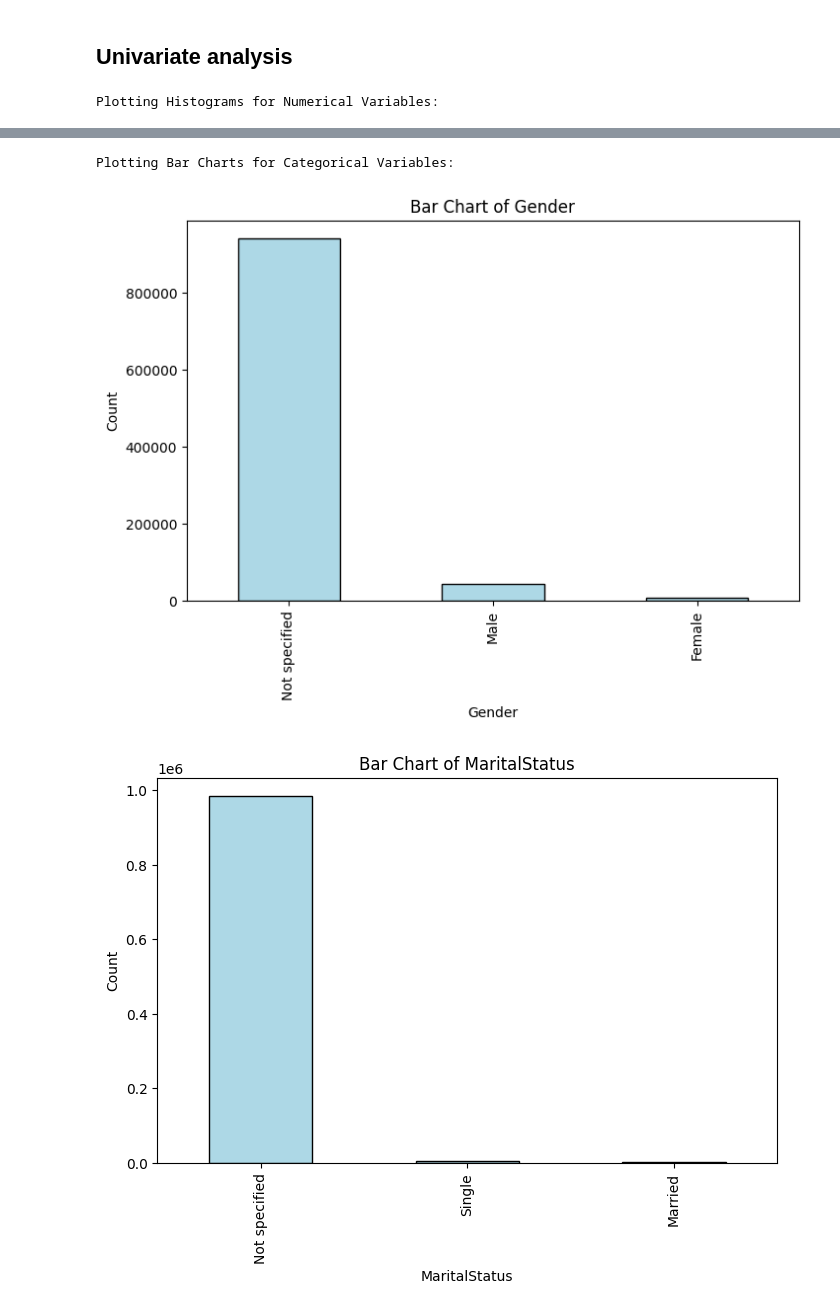
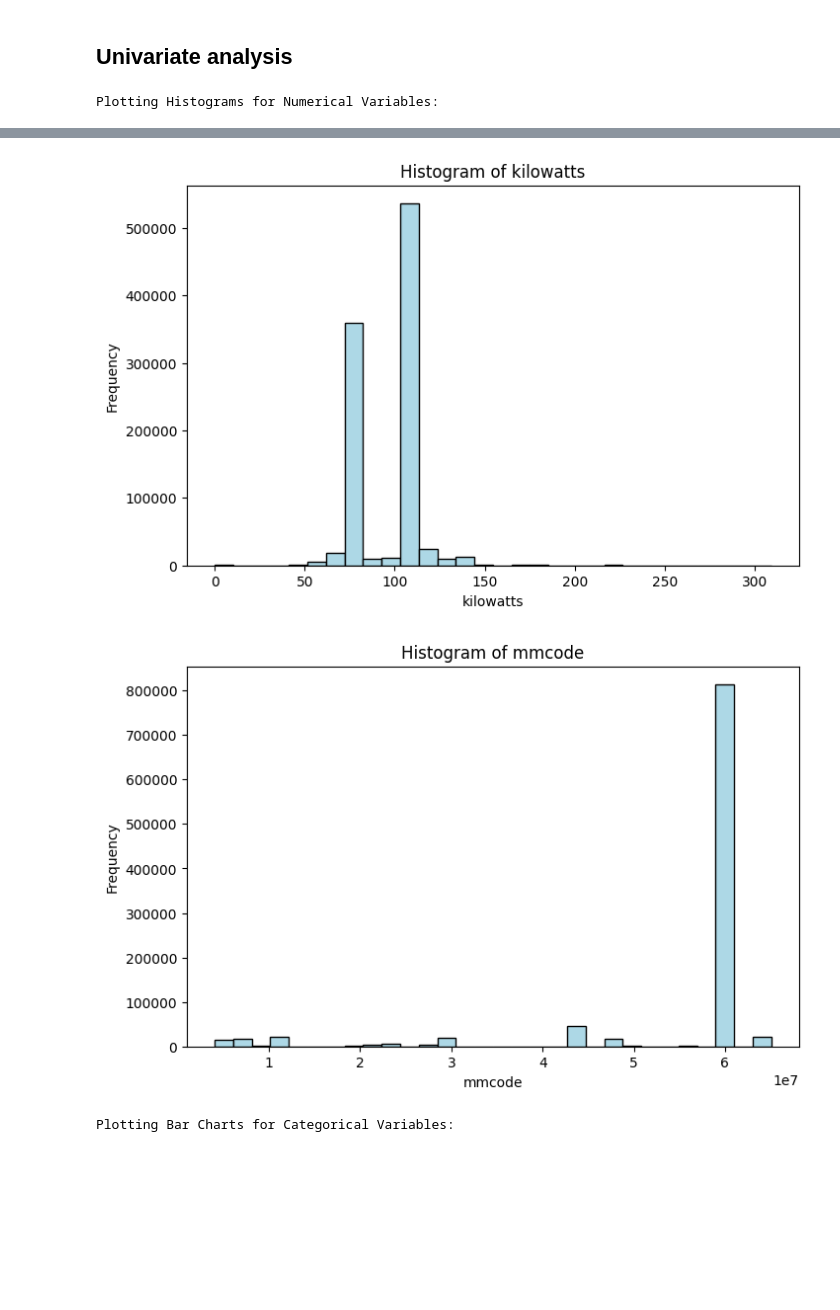
Before and after one commit to beza328/AlphaCare-Insurance-Solutions, a Jupyter notebook: notebooks/EDA.ipynb, the cells around one changed output, grey strips where cells are left out. Cells and saved outputs as stored; diff of their text form; code cells hidden in the pictures; blank space fills up the shorter version.

```diff
--- a/notebooks/EDA.ipynb
+++ b/notebooks/EDA.ipynb
@@ -241,17 +263,17 @@ plt.show()
 ## Univariate analysis
 # %%
 # Define lists of numerical and categorical columns
-numerical_columns = ['TotalPremium', 'TotalClaims', 'SumInsured', 'CalculatedPremiumPerTerm']
-categorical_columns = ['Gender', 'MaritalStatus', 'AccountType', 'LegalType', 'VehicleType']
+numerical_columns = ['TotalPremium', 'TotalClaims', 'SumInsured', 'CalculatedPremiumPerTerm', 'kilowatts','mmcode' ]
+categorical_columns = ['Gender', 'MaritalStatus', 'AccountType', 'LegalType', 'VehicleType', 'CoverType', 'make']
 
 # Perform univariate analysis
 univariate_analysis(df, numerical_columns, categorical_columns)
 # %% [output]
 Plotting Histograms for Numerical Variables:
 [figure]
 [figure]
 [figure]
 [figure]
-Plotting Bar Charts for Categorical Variables:
-[figure, old version]
+[figure, new version]
-[figure, old version]
+[figure, new version]
+Plotting Bar Charts for Categorical Variables:
```
Also changed, not shown: parts of 6 cells of this notebook, 1 other file.
